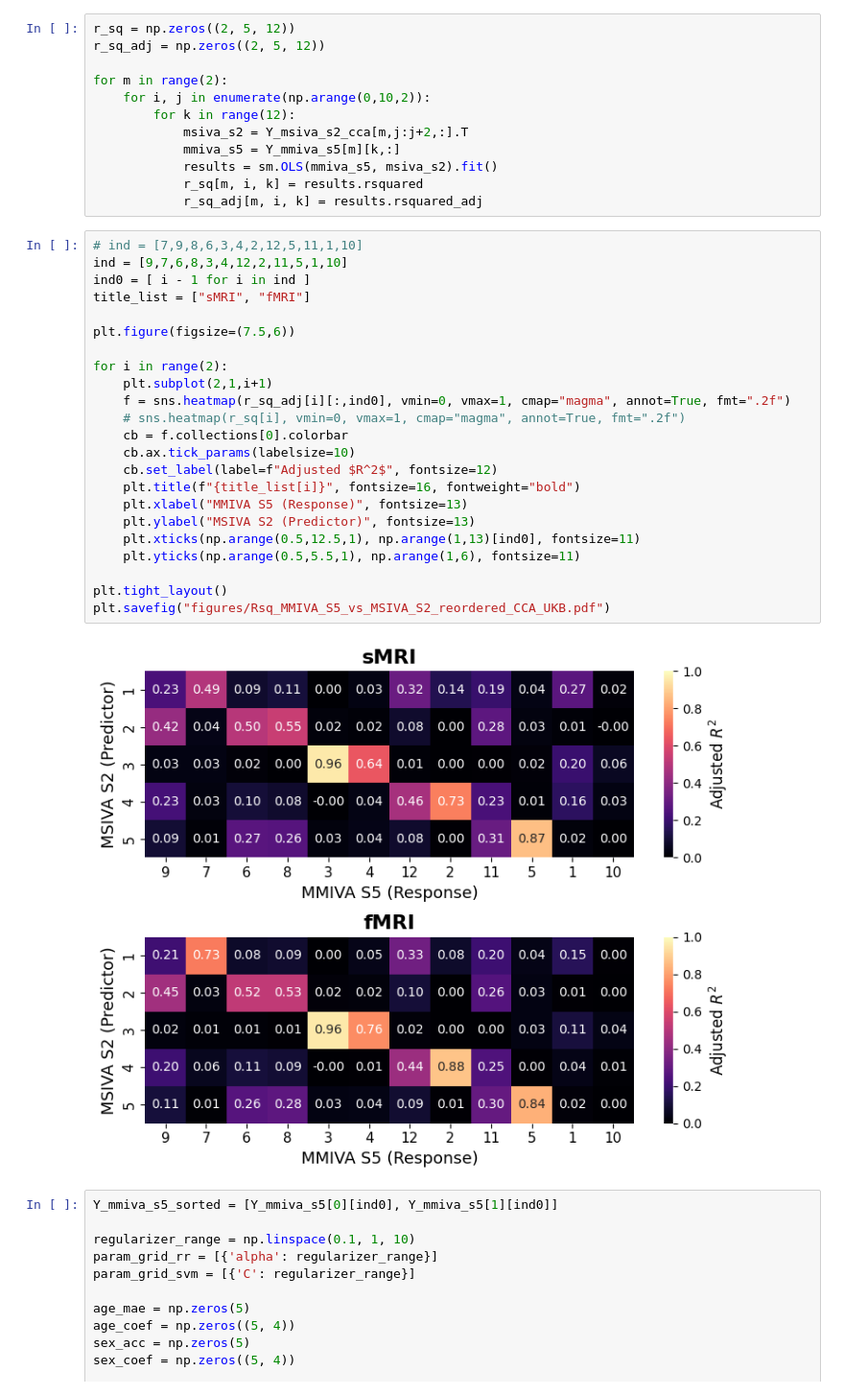
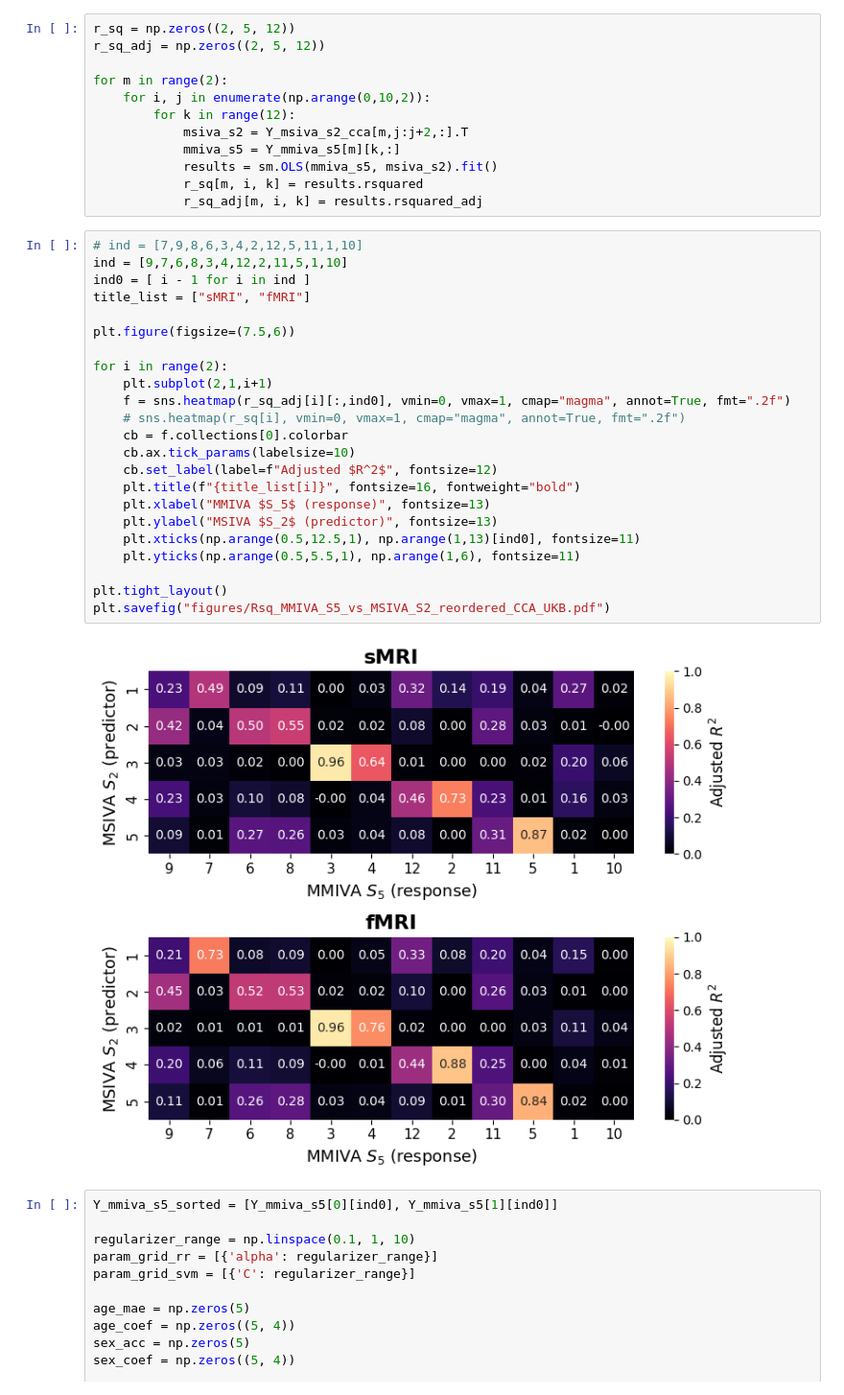
Before and after one commit to trendscenter/MSIVA, a Jupyter notebook: figures/IMAG2026/compare_mmiva_msiva_ukb.ipynb, the cells around one changed output. Shown at 96% size. Drawn from its saved outputs; the diff is of its cells as text.

Commit message:
Update visualization code for the final published version

```diff
--- a/figures/IMAG2026/compare_mmiva_msiva_ukb.ipynb
+++ b/figures/IMAG2026/compare_mmiva_msiva_ukb.ipynb
@@ -51,28 +51,28 @@ for m in range(2):
 # %%
 # ind = [7,9,8,6,3,4,2,12,5,11,1,10]
 ind = [9,7,6,8,3,4,12,2,11,5,1,10]
 ind0 = [ i - 1 for i in ind ]
 title_list = ["sMRI", "fMRI"]
 
 plt.figure(figsize=(7.5,6))
 
 for i in range(2):
     plt.subplot(2,1,i+1)
     f = sns.heatmap(r_sq_adj[i][:,ind0], vmin=0, vmax=1, cmap="magma", annot=True, fmt=".2f")
     # sns.heatmap(r_sq[i], vmin=0, vmax=1, cmap="magma", annot=True, fmt=".2f")
     cb = f.collections[0].colorbar
     cb.ax.tick_params(labelsize=10)
     cb.set_label(label=f"Adjusted $R^2$", fontsize=12)
     plt.title(f"{title_list[i]}", fontsize=16, fontweight="bold")
-    plt.xlabel("MMIVA S5 (Response)", fontsize=13)
-    plt.ylabel("MSIVA S2 (Predictor)", fontsize=13)
+    plt.xlabel("MMIVA $S_5$ (response)", fontsize=13)
+    plt.ylabel("MSIVA $S_2$ (predictor)", fontsize=13)
     plt.xticks(np.arange(0.5,12.5,1), np.arange(1,13)[ind0], fontsize=11)
     plt.yticks(np.arange(0.5,5.5,1), np.arange(1,6), fontsize=11)
 
 plt.tight_layout()
 plt.savefig("figures/Rsq_MMIVA_S5_vs_MSIVA_S2_reordered_CCA_UKB.pdf")
 # %% [output]
-[figure, old version]
+[figure, new version]
 # %%
 Y_mmiva_s5_sorted = [Y_mmiva_s5[0][ind0], Y_mmiva_s5[1][ind0]]
 
```
Also changed, not shown: parts of 1 cell of this notebook, 3 other files.
